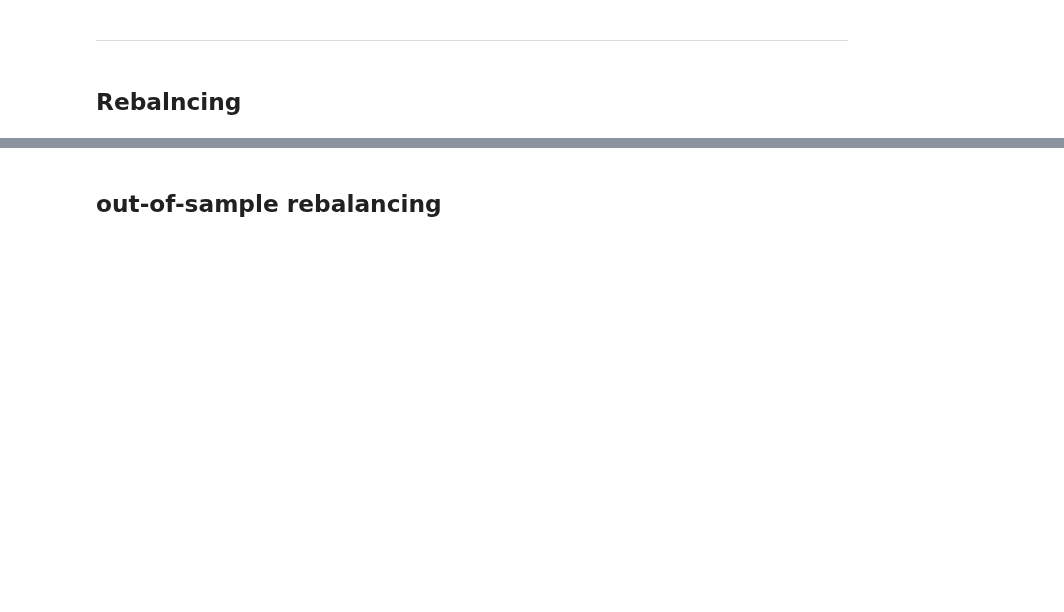
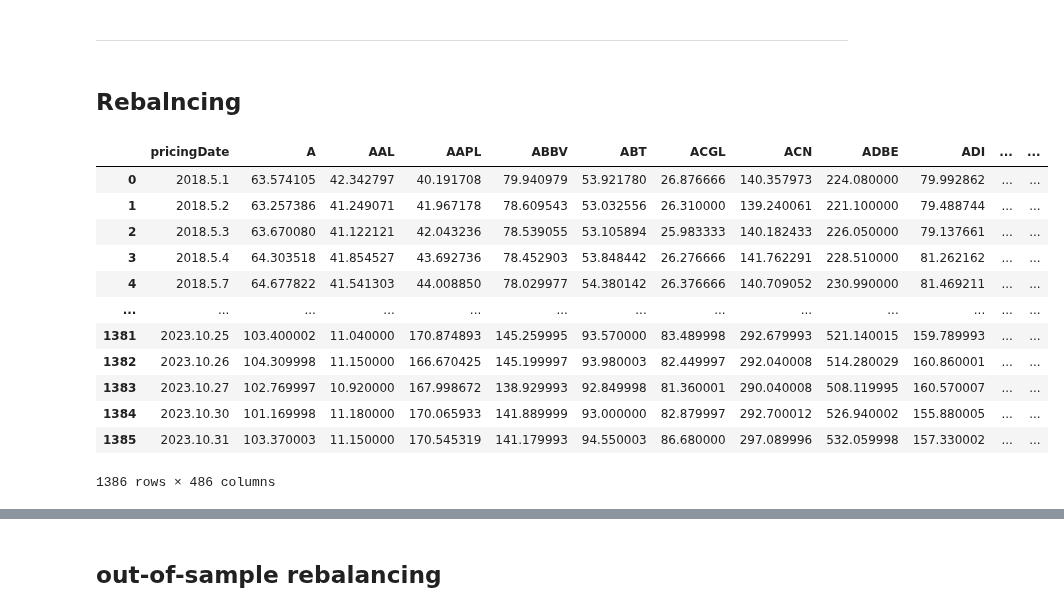
Before and after one commit to FELAB-KHU/S-PQuantTeam01, a Jupyter notebook: S&P code/EqualWeight_rebalancing.ipynb, the cells around one changed output, grey strips where cells are left out. Cells and saved outputs as stored; diff of their text form; code cells hidden in the pictures; blank space fills up the shorter version.

```diff
--- a/S&P code/EqualWeight_rebalancing.ipynb
+++ b/S&P code/EqualWeight_rebalancing.ipynb
@@ -119,5 +119,22 @@ max_return_epo_45 = dict(zip(tickers_45, max_return_epo_45_weights))
 # 분기별 (3개월) 리밸런싱
 # LookBack period : 1year
 # out-of-sample 기간 : 2023-05-01 ~ 2023-10-10
+# %%
+mkt = pd.read_csv('./new_market.csv')
+mkt
+# %% [output]
+|  | pricingDate | A | AAL | AAPL | ABBV | ABT | ACGL | ACN | ADBE | ADI | ... | ... |
+| 0 | 2018.5.1 | 63.574105 | 42.342797 | 40.191708 | 79.940979 | 53.921780 | 26.876666 | 140.357973 | 224.080000 | 79.992862 | ... | ... |
+| 1 | 2018.5.2 | 63.257386 | 41.249071 | 41.967178 | 78.609543 | 53.032556 | 26.310000 | 139.240061 | 221.100000 | 79.488744 | ... | ... |
+| 2 | 2018.5.3 | 63.670080 | 41.122121 | 42.043236 | 78.539055 | 53.105894 | 25.983333 | 140.182433 | 226.050000 | 79.137661 | ... | ... |
+| 3 | 2018.5.4 | 64.303518 | 41.854527 | 43.692736 | 78.452903 | 53.848442 | 26.276666 | 141.762291 | 228.510000 | 81.262162 | ... | ... |
+| 4 | 2018.5.7 | 64.677822 | 41.541303 | 44.008850 | 78.029977 | 54.380142 | 26.376666 | 140.709052 | 230.990000 | 81.469211 | ... | ... |
+| ... | ... | ... | ... | ... | ... | ... | ... | ... | ... | ... | ... | ... |
+| 1381 | 2023.10.25 | 103.400002 | 11.040000 | 170.874893 | 145.259995 | 93.570000 | 83.489998 | 292.679993 | 521.140015 | 159.789993 | ... | ... |
+| 1382 | 2023.10.26 | 104.309998 | 11.150000 | 166.670425 | 145.199997 | 93.980003 | 82.449997 | 292.040008 | 514.280029 | 160.860001 | ... | ... |
+| 1383 | 2023.10.27 | 102.769997 | 10.920000 | 167.998672 | 138.929993 | 92.849998 | 81.360001 | 290.040008 | 508.119995 | 160.570007 | ... | ... |
+| 1384 | 2023.10.30 | 101.169998 | 11.180000 | 170.065933 | 141.889999 | 93.000000 | 82.879997 | 292.700012 | 526.940002 | 155.880005 | ... | ... |
+| 1385 | 2023.10.31 | 103.370003 | 11.150000 | 170.545319 | 141.179993 | 94.550003 | 86.680000 | 297.089996 | 532.059998 | 157.330002 | ... | ... |
+1386 rows × 486 columns
 # %%
 mkt = pd.read_csv('./new_market.csv')
```
Also changed, not shown: parts of 10 cells of this notebook, 1 other file.
